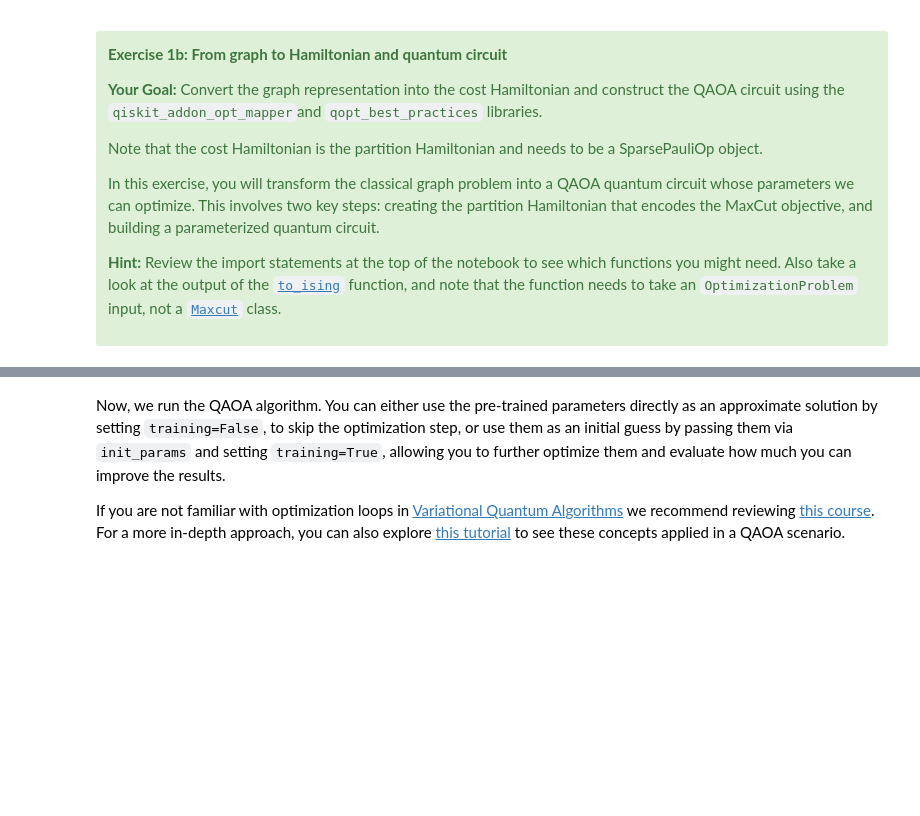
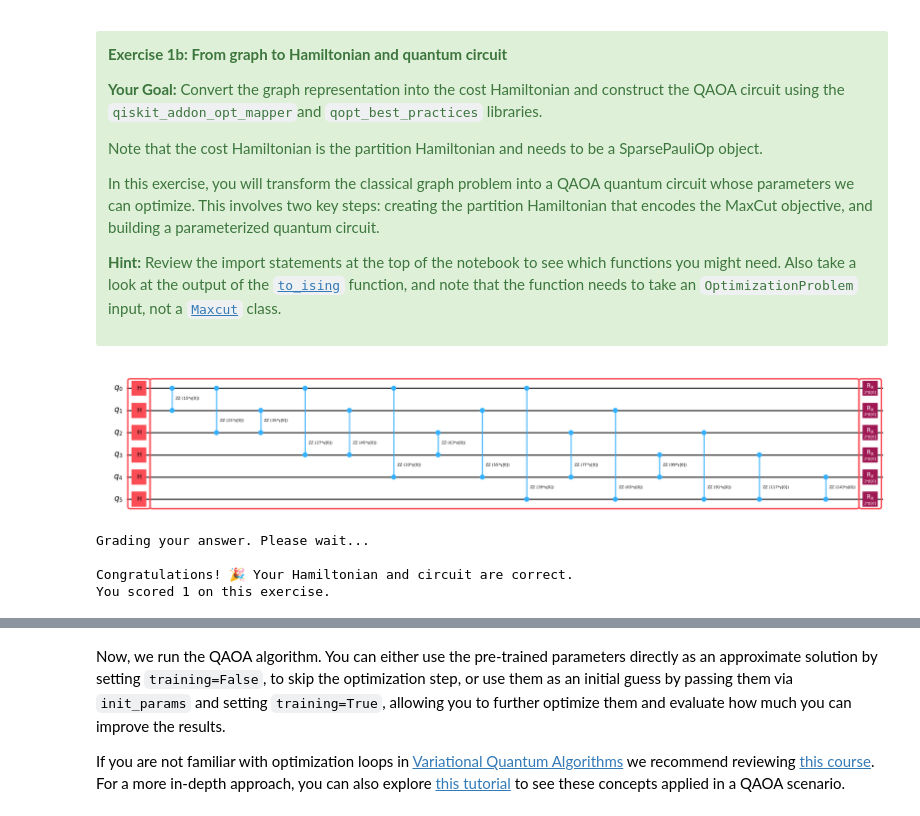
Before and after one commit to diegogerwig/Quantum_Computing, a Jupyter notebook: IBM Quantum 2026_07 Summer School/Lab_4/QGSS2026_Lab4b.ipynb, the cells around one changed output, grey strips where cells are left out. Saved outputs shown, nothing was run; the diff lists cells and outputs as text; code cells hidden in the pictures; blank space fills up the shorter version.

```diff
--- a/IBM Quantum 2026_07 Summer School/Lab_4/QGSS2026_Lab4b.ipynb
+++ b/IBM Quantum 2026_07 Summer School/Lab_4/QGSS2026_Lab4b.ipynb
@@ -473,10 +482,16 @@ def build_partition_graph(numbers: list[int])  -> nx.Graph:
     nodes = range(n)
     # ---- TODO : Task 1a ---
     # Create a complete graph where each node represents a number
+    partition_graph = nx.Graph()
+    partition_graph.add_nodes_from(nodes)
 
     # Add edges with weights = product of the two numbers
     # This encoding ensures that cutting between different-valued nodes
     # contributes more to the objective
+    for i in range(n):
+        for j in range(i + 1, n):
+            weight = numbers[i] * numbers[j]
+            partition_graph.add_edge(i, j, weight=weight)
 
     # ---- end of TODO : Task 1a ---
     return partition_graph
@@ -511,22 +535,33 @@ Also take a look at the output of the [`to_ising`](https://github.com/Qiskit/qis
 # %%
 layers = 1
 
 # ---- TODO : Task 1b ---
-maxcut =
-partition_hamiltonian =
+maxcut = Maxcut(partition_graph)
+
+# to_ising takes an OptimizationProblem and returns a tuple: (SparsePauliOp, offset)
+# We only need the SparsePauliOp for the Hamiltonian
+partition_hamiltonian, offset = to_ising(maxcut.to_optimization_problem())
+
 # Note that we created an annotated_qaoa_ansatz circuit where the individual QAOA cost
 # and QAOA mixer layers are annotated for improved transpilation
-circuit =
+circuit = annotated_qaoa_ansatz(partition_hamiltonian, reps=layers)
 
 # ---- end of TODO : Task 1b ---
 
 # Now we draw the circuit and add the measurements for sampling
 circuit_sampler = circuit.copy()
 circuit_sampler.measure_all()
 circuit.draw(idle_wires=False, fold=-1, output="mpl")
+# %% [output]
+[figure, added]
 # %%
 ## Verify your answer ##
 grade_lab4b_ex1b(partition_hamiltonian, circuit)
+# %% [output]
+Grading your answer. Please wait...
+
+Congratulations! 🎉 Your Hamiltonian and circuit are correct.
+You scored 1 on this exercise.
 # %%
 # Create pass manager for transpilation
 pm = generate_preset_pass_manager(
```
Also changed, not shown: parts of 23 cells of this notebook, 5 other files.
